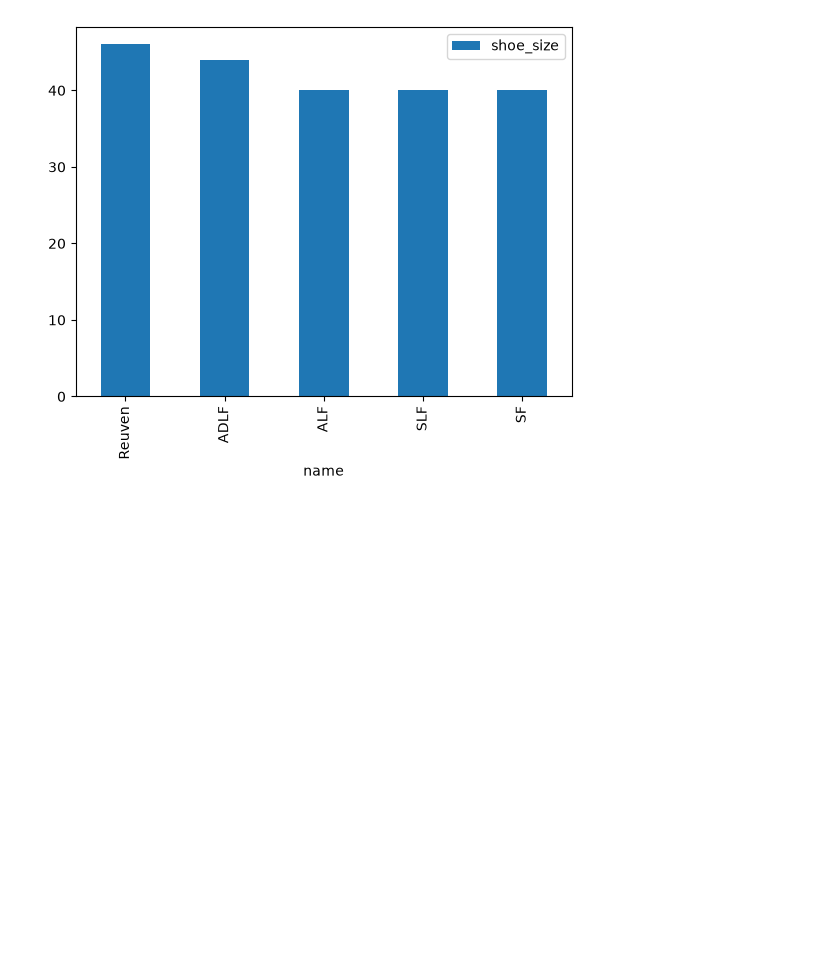
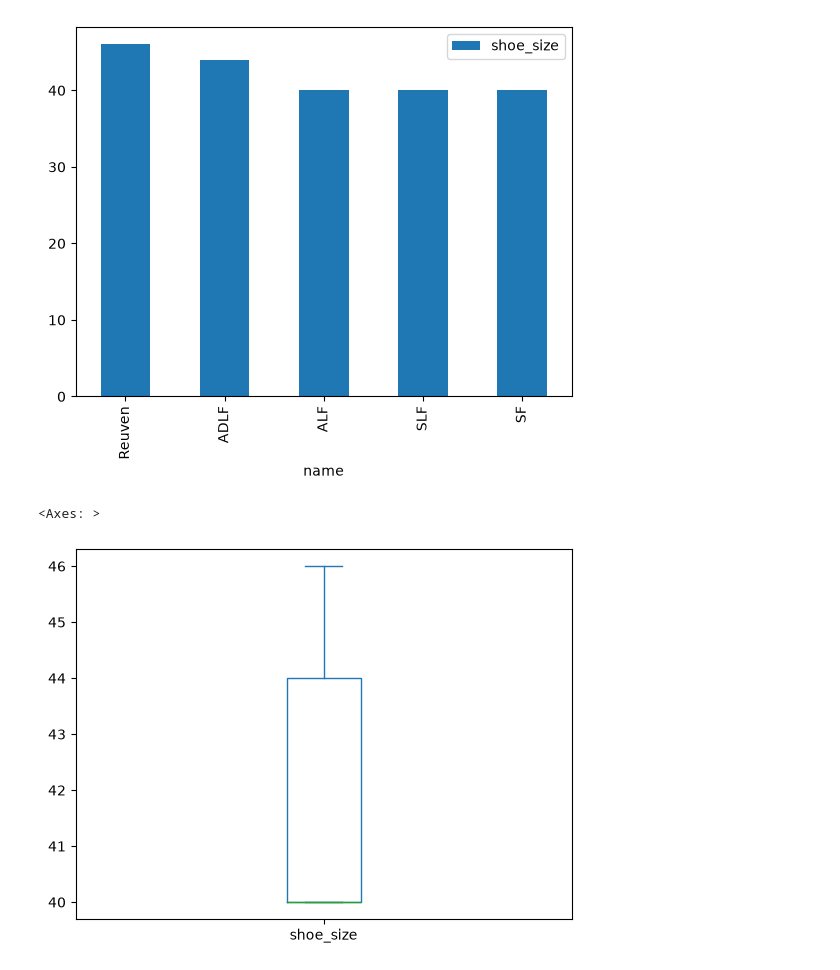
Before and after one commit to reuven/OReilly-PythonData-2026-06, a Jupyter notebook: OReilly-PythonData-2026-06-22.ipynb, the cells around one changed output. Cells and saved outputs as stored; diff of their text form; code cells hidden in the pictures; blank space fills up the shorter version.

```diff
--- a/OReilly-PythonData-2026-06-22.ipynb
+++ b/OReilly-PythonData-2026-06-22.ipynb
@@ -1334,3 +1334,11 @@ We're going to see and use the Pandas methods for Matplotlib, which will be runn
 # %% [output]
 <Axes: xlabel='name'>
 [figure]
+# %%
+# box-and-whiskers plot, aka "boxplot" -- it's a graphical version of the "describe" method
+# meaning: it shows min, 25%, median, 75%, and max. If there are outliers, then they are drawn with dots
+
+shoe_size_df.plot.box()
+# %% [output]
+<Axes: >
+[figure, added]
```
Also changed, not shown: parts of 1 cell of this notebook.
